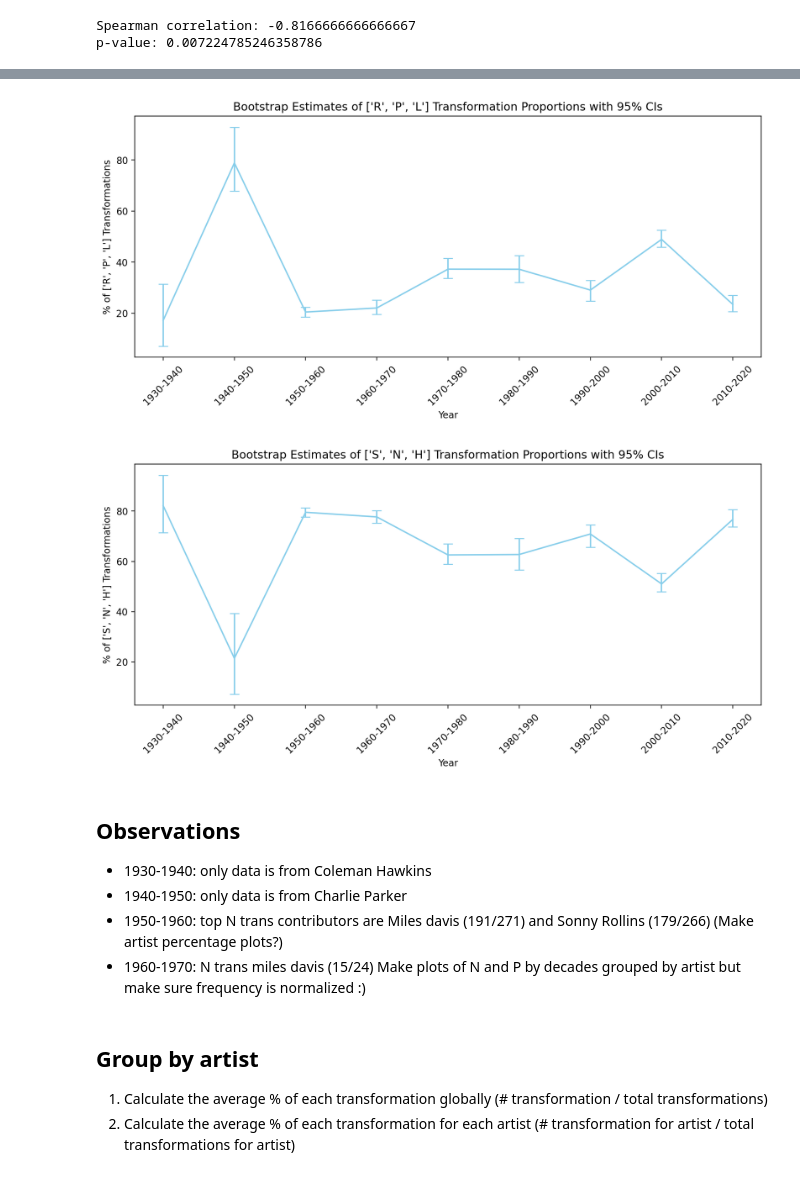
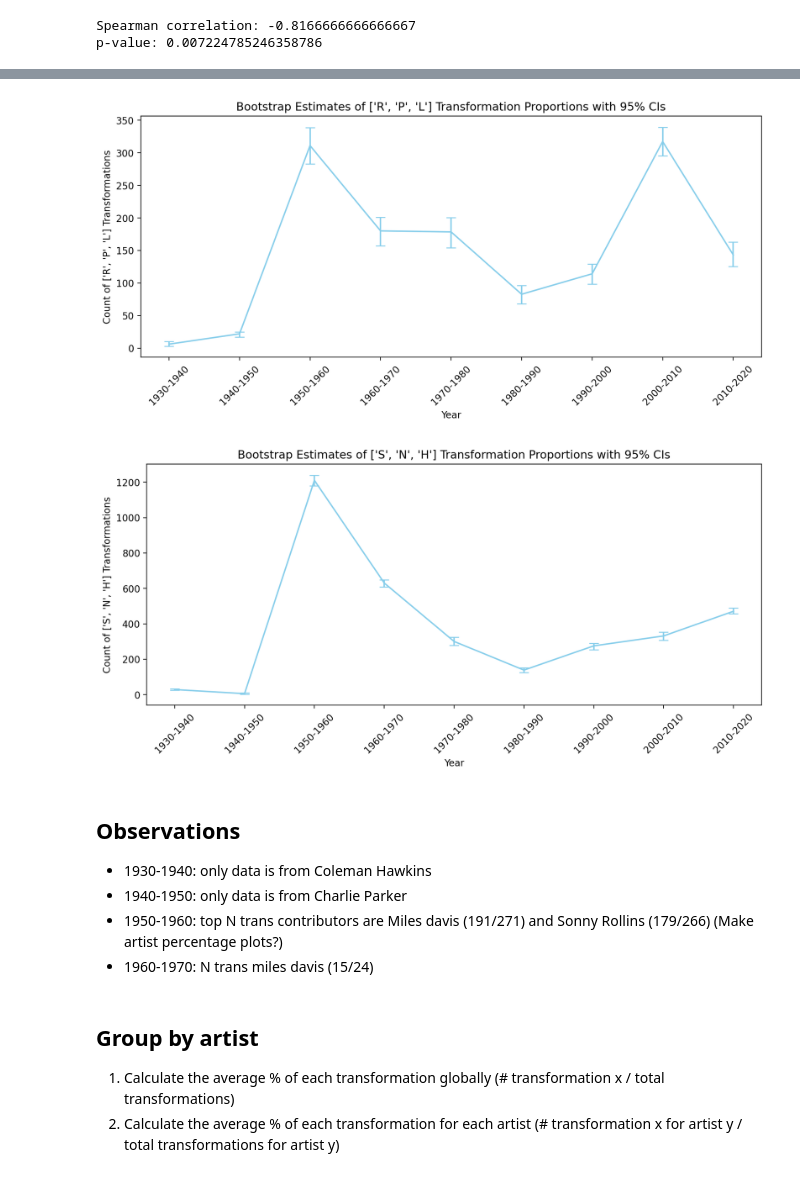
Before and after one commit to 1chenjes1/EPFL_DCML_2025, a Jupyter notebook: Notebooks/5 - Neo-Riemannian Transformations.ipynb, the cells around one changed output, grey strips where cells are left out. Drawn from its saved outputs; the diff is of its cells as text; code cells hidden in the pictures.

```diff
--- a/Notebooks/5 - Neo-Riemannian Transformations.ipynb
+++ b/Notebooks/5 - Neo-Riemannian Transformations.ipynb
@@ -242,23 +252,22 @@ p-value: 0.007224785246358786
 # %%
-RPL = plot(['R','P','L'])
+RPL = plot(['R','P','L'], y='Count')
 # %% [output]
-[figure, old version]
+[figure, new version]
 # %%
-SNH = plot(['S','N','H'])
+SNH = plot(['S','N','H'], y='Count')
 # %% [output]
-[figure, old version]
+[figure, new version]
 # %% [markdown]
 ## Observations
 - 1930-1940: only data is from Coleman Hawkins
 - 1940-1950: only data is from Charlie Parker
 - 1950-1960: top N trans contributors are Miles davis (191/271) and Sonny Rollins (179/266) (Make artist percentage plots?)
 - 1960-1970: N trans miles davis (15/24)
-Make plots of N and P by decades grouped by artist but make sure frequency is normalized :)
 # %% [markdown]
 ## Group by artist
 
-1. Calculate the average % of each transformation globally (# transformation / total transformations)
-2. Calculate the average % of each transformation for each artist (# transformation for artist / total transformations for artist)
+1. Calculate the average % of each transformation globally (# transformation x / total transformations)
+2. Calculate the average % of each transformation for each artist (# transformation x for artist y / total transformations for artist y)
 # %%
 list_transformations = ['R','P','L','S','N','H']
 # %%
```
Also changed, not shown: parts of 12 cells of this notebook, 2 other files.
